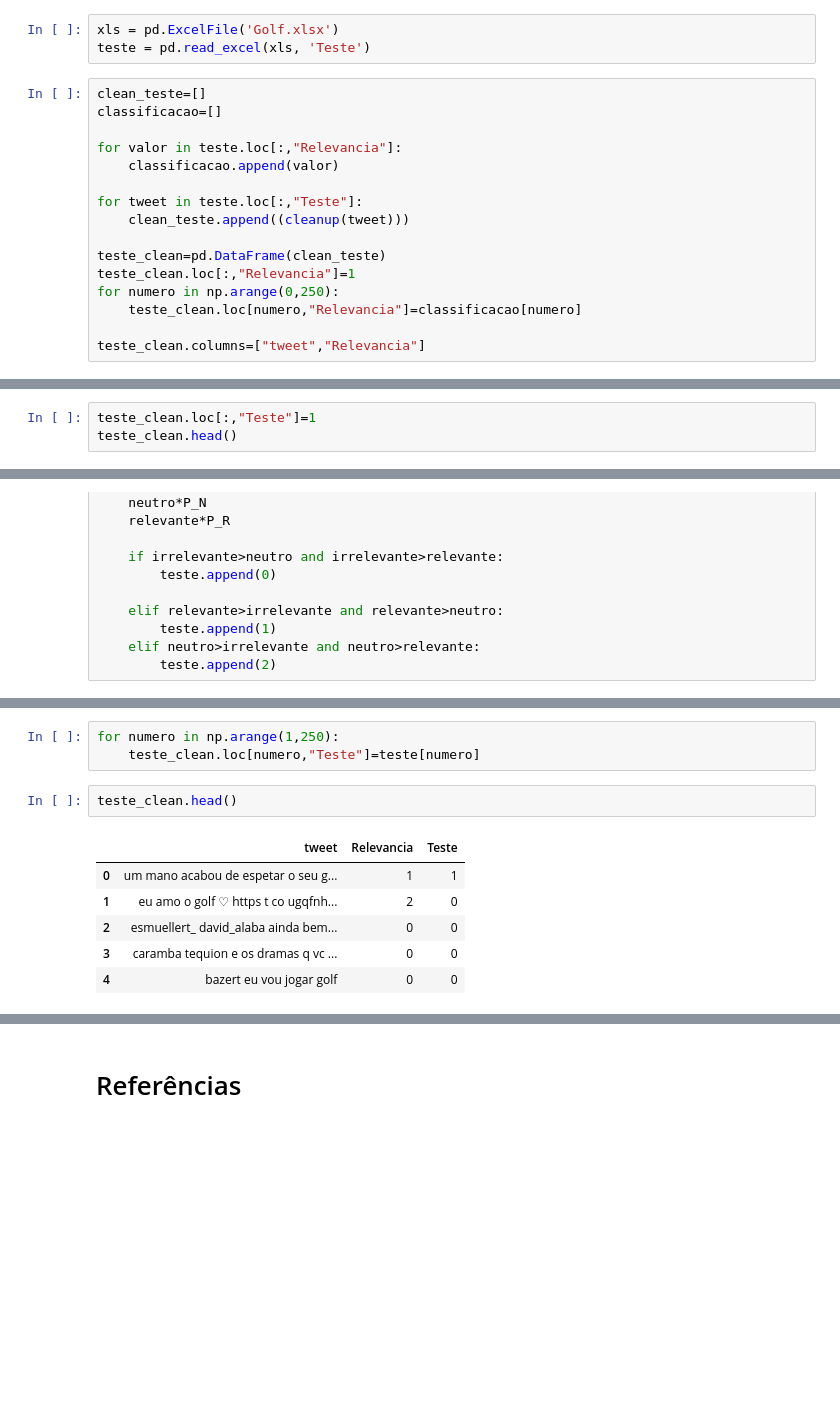
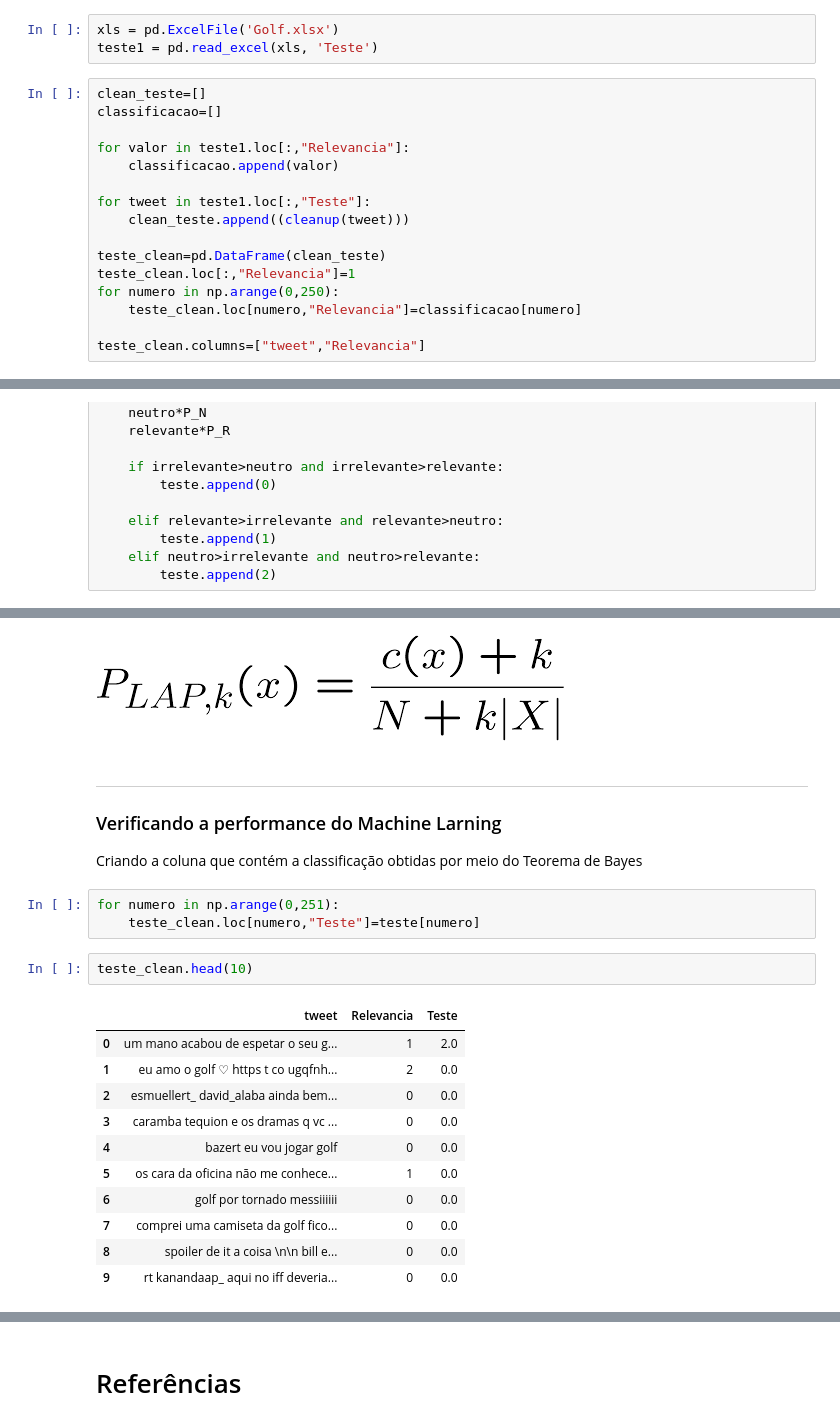
Before and after one commit to LuisFilipeMLoureiro/Machine-Learning-analise-de-sentimentos-sobre-Golf-VW, a Jupyter notebook: Projeto2_layout.ipynb, the cells around one changed output, grey strips where cells are left out. Cells and saved outputs as stored; diff of their text form; blank space fills up the shorter version.

```diff
--- a/Projeto2_layout.ipynb
+++ b/Projeto2_layout.ipynb
@@ -202,14 +179,14 @@ inter=set_relevante.intersection(int)
 # %%
 xls = pd.ExcelFile('Golf.xlsx')
-teste = pd.read_excel(xls, 'Teste')
+teste1 = pd.read_excel(xls, 'Teste')
 # %%
 clean_teste=[]
 classificacao=[]
 
-for valor in teste.loc[:,"Relevancia"]:
+for valor in teste1.loc[:,"Relevancia"]:
     classificacao.append(valor)
 
-for tweet in teste.loc[:,"Teste"]:
+for tweet in teste1.loc[:,"Teste"]:
     clean_teste.append((cleanup(tweet)))
 
 teste_clean=pd.DataFrame(clean_teste)
@@ -293,3 +204,0 @@ lista_frase
-# %%
-teste_clean.loc[:,"Teste"]=1
-teste_clean.head()
@@ -362,12 +260,24 @@ Agora você deve testar o seu classificador com a base de Testes.
+# %% [markdown]
+![laplace_formula.png](attachment:laplace_formula.png)
+# %% [markdown]
+___
+### Verificando a performance do Machine Larning
+
+Criando a coluna que contém a classificação obtidas por meio do Teorema de Bayes
 # %%
-for numero in np.arange(1,250):
+for numero in np.arange(0,251):
     teste_clean.loc[numero,"Teste"]=teste[numero]
 # %%
-teste_clean.head()
+teste_clean.head(10)
 # %% [output]
 |  | tweet | Relevancia | Teste |
-| 0 | um mano acabou de espetar o seu g... | 1 | 1 |
-| 1 | eu amo o golf ♡ https t co ugqfnh... | 2 | 0 |
-| 2 | esmuellert_ david_alaba ainda bem... | 0 | 0 |
-| 3 | caramba tequion e os dramas q vc ... | 0 | 0 |
-| 4 | bazert eu vou jogar golf | 0 | 0 |
+| 0 | um mano acabou de espetar o seu g... | 1 | 2.0 |
+| 1 | eu amo o golf ♡ https t co ugqfnh... | 2 | 0.0 |
+| 2 | esmuellert_ david_alaba ainda bem... | 0 | 0.0 |
+| 3 | caramba tequion e os dramas q vc ... | 0 | 0.0 |
+| 4 | bazert eu vou jogar golf | 0 | 0.0 |
+| 5 | os cara da oficina não me conhece... | 1 | 0.0 |
+| 6 | golf por tornado messiiiiii | 0 | 0.0 |
+| 7 | comprei uma camiseta da golf fico... | 0 | 0.0 |
+| 8 | spoiler de it a coisa \n\n bill e... | 0 | 0.0 |
+| 9 | rt kanandaap_ aqui no iff deveria... | 0 | 0.0 |
```
Also changed, not shown: parts of 61 cells of this notebook.
